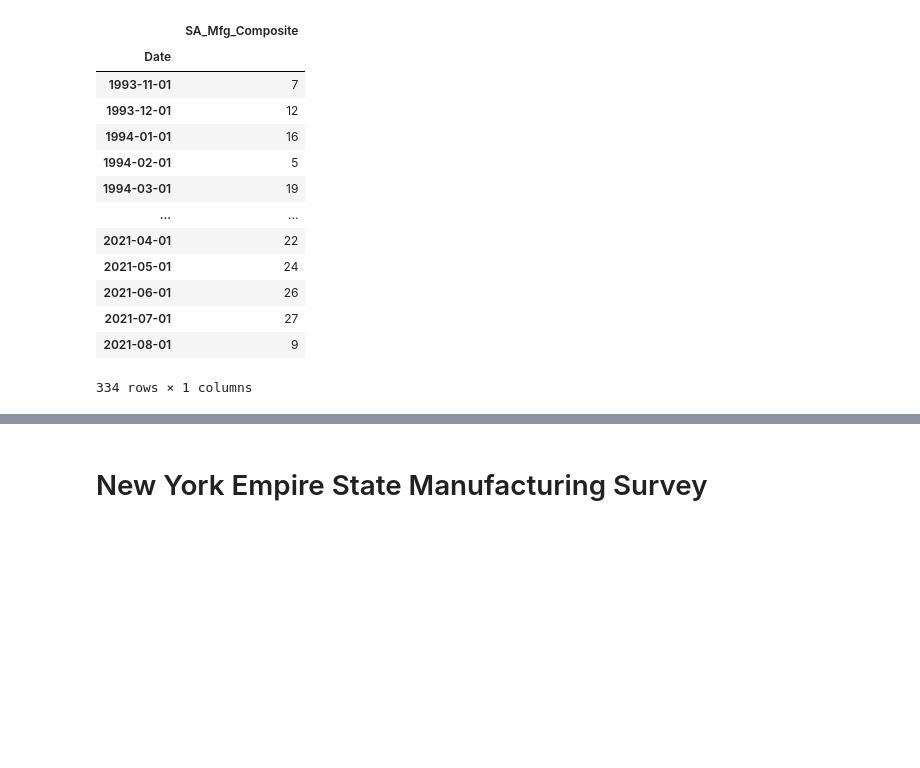
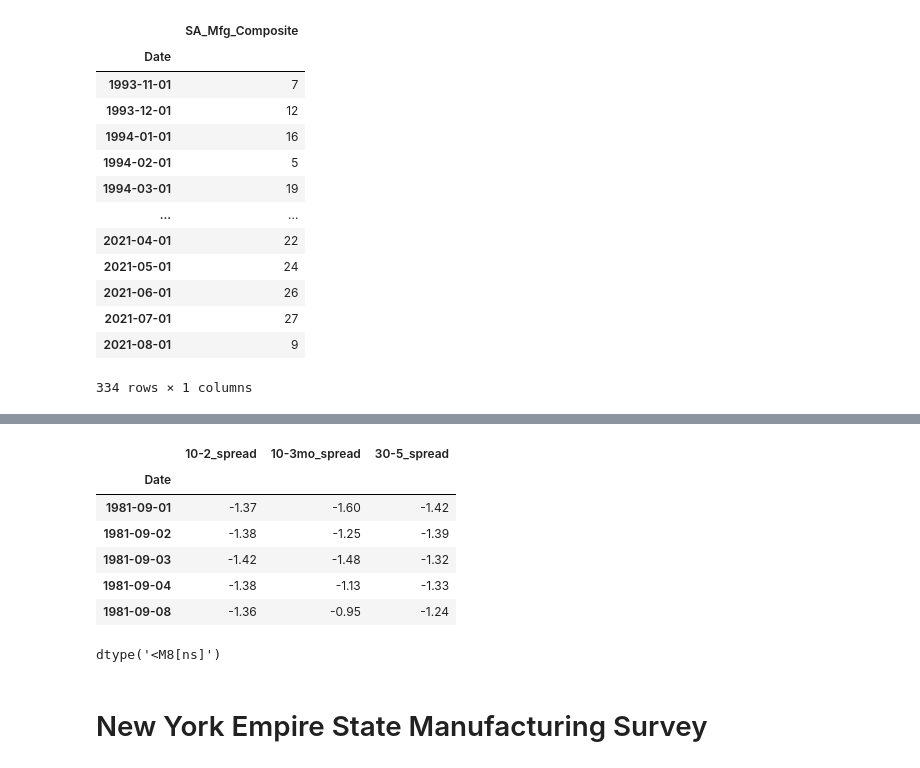
Before and after one commit to obsessedquant/GeoLocation-Vs-Covid-Analysis-and-Visualization, a Jupyter notebook: sam/Economic_Indicators.ipynb, the cells around one changed output, grey strips where cells are left out. Saved outputs shown, nothing was run; the diff lists cells and outputs as text; code cells hidden in the pictures; blank space fills up the shorter version.

Commit message:
Added yield curve spread calculations and plot

```diff
--- a/sam/Economic_Indicators.ipynb
+++ b/sam/Economic_Indicators.ipynb
@@ -190,3 +201,40 @@ chicago_df
+# %%
+# Read data
+# Yield Curve Treasury rates
+rates_df = pd.read_csv('./Inputs/FRB_H15.csv')
+cols = [1,3,4,6,8,10]
+rates_df.drop(rates_df.columns[cols],axis=1,inplace=True)
+rates_df.drop([0,1,2,3,4],inplace=True)
+rates_df = rates_df.rename(columns={"Series Description":"Date"})
+rates_clean_df = rates_df.rename(columns={rates_df.columns[1] : '3mo_yield',
+                                         rates_df.columns[2] : '2yr_yield',
+                                         rates_df.columns[3] : '5yr_yield',
+                                         rates_df.columns[4] : '10yr_yield',
+                                         rates_df.columns[5] : '30yr_yield'})
+rates_clean_df = rates_clean_df.set_index(['Date'])
+rates_clean_df = rates_clean_df[rates_clean_df['10yr_yield'].str.contains("ND")==False]
+rates_clean_df = rates_clean_df[rates_clean_df['3mo_yield'].str.contains("ND")==False]
+rates_clean_df = rates_clean_df.apply(pd.to_numeric)
+rates_clean_df['10-2_spread'] = rates_clean_df['10yr_yield'] - rates_clean_df['2yr_yield']
+rates_clean_df['10-3mo_spread'] = rates_clean_df['10yr_yield'] - rates_clean_df['3mo_yield']
+rates_clean_df['30-5_spread'] = rates_clean_df['30yr_yield'] - rates_clean_df['5yr_yield']
+cols2 = [0,1,2,3,4]
+rates_clean_df.drop(rates_clean_df.columns[cols2],axis=1,inplace=True)
+rates_clean_df.index = pd.to_datetime(rates_clean_df.index)
+# rates_clean_df.to_csv('int_rate_check.csv')
+rates_clean_df.head()
+# %% [output]
+|  | 10-2_spread | 10-3mo_spread | 30-5_spread |
+| Date |  |  |  |
+| 1981-09-01 | -1.37 | -1.60 | -1.42 |
+| 1981-09-02 | -1.38 | -1.25 | -1.39 |
+| 1981-09-03 | -1.42 | -1.48 | -1.32 |
+| 1981-09-04 | -1.38 | -1.13 | -1.33 |
+| 1981-09-08 | -1.36 | -0.95 | -1.24 |
+# %%
+rates_clean_df.index.dtype
+# %% [output]
+dtype('<M8[ns]')
 # %% [markdown]
 # New York Empire State Manufacturing Survey
 # %%
```
Also changed, not shown: parts of 12 cells of this notebook, 4 other files.
